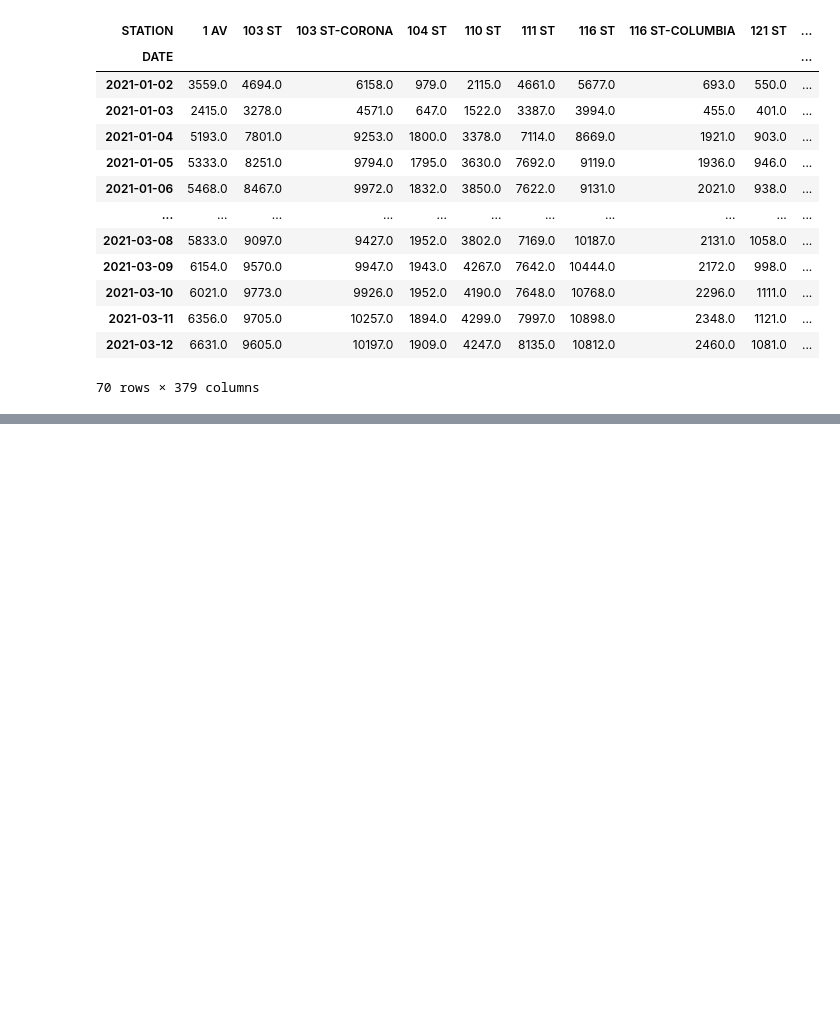
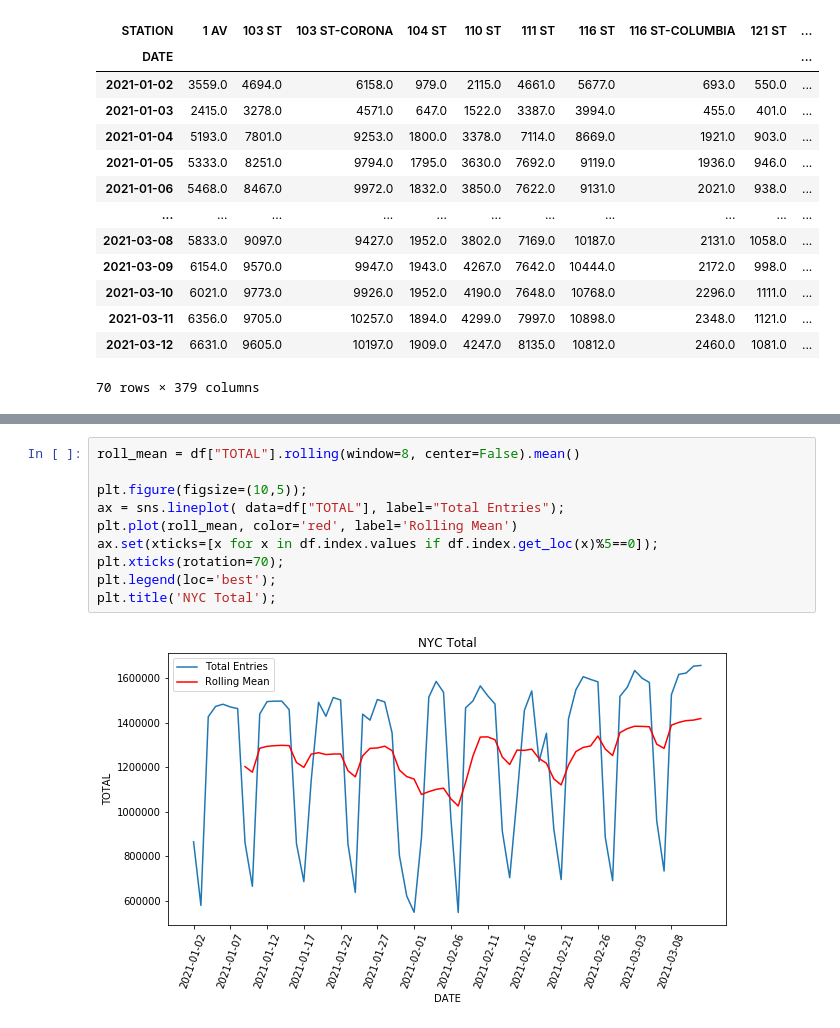
Before and after one commit to justinm0rgan/mta-turnstile-covid, a Jupyter notebook: modeling.ipynb, the cells around one changed output, grey strips where cells are left out. Saved outputs shown, nothing was run; the diff lists cells and outputs as text; blank space fills up the shorter version.

```diff
--- a/modeling.ipynb
+++ b/modeling.ipynb
@@ -37,0 +42,12 @@ df
+# %%
+roll_mean = df["TOTAL"].rolling(window=8, center=False).mean()
+
+plt.figure(figsize=(10,5));
+ax = sns.lineplot( data=df["TOTAL"], label="Total Entries");
+plt.plot(roll_mean, color='red', label='Rolling Mean')
+ax.set(xticks=[x for x in df.index.values if df.index.get_loc(x)%5==0]);
+plt.xticks(rotation=70);
+plt.legend(loc='best');
+plt.title('NYC Total');
+# %% [output]
+[figure, added]
```
Also changed, not shown: parts of 10 cells of this notebook, 1 other file.
